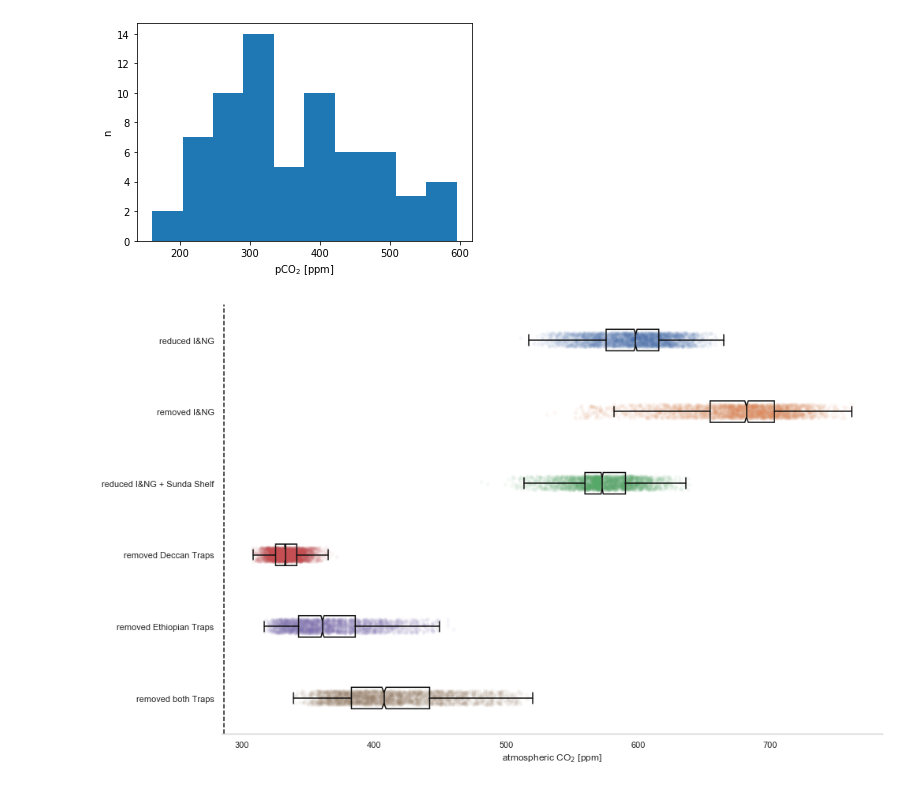
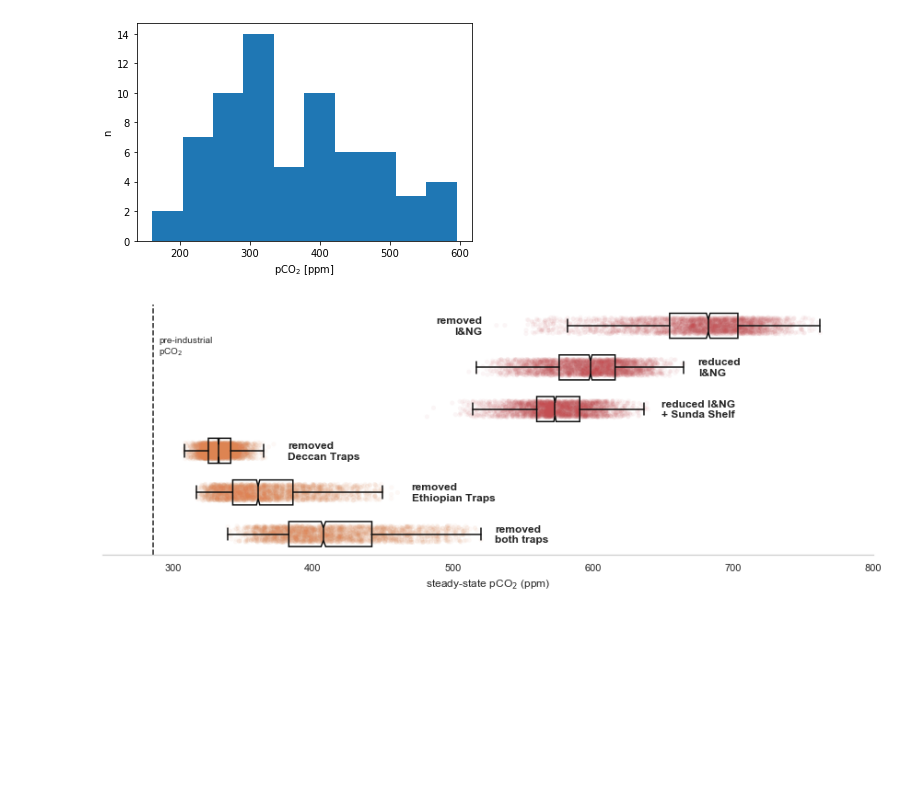
Before and after one commit to Swanson-Hysell-Group/GEOCLIM_Modern, a Jupyter notebook: Code/Notebooks/scenario_analysis.ipynb, the cells around one changed output. Saved outputs shown, nothing was run; the diff lists cells and outputs as text; code cells hidden in the pictures; blank space fills up the shorter version.

Commit message:
edits to main text figures

```diff
--- a/Code/Notebooks/scenario_analysis.ipynb
+++ b/Code/Notebooks/scenario_analysis.ipynb
@@ -228,11 +228,11 @@ plt.show(fig)
 # %% [markdown]
 ## Box Plot
 # %%
-sns_df_1 = pd.DataFrame({'ppm':redIA_nc.variables['atm_CO2_level'][:].data,
+sns_df_1 = pd.DataFrame({'ppm':noIA_nc.variables['atm_CO2_level'][:].data,
+                         'scenario':['noIA']*len(noIA_nc.variables['atm_CO2_level'][:].data)})
+
+sns_df_2 = pd.DataFrame({'ppm':redIA_nc.variables['atm_CO2_level'][:].data,
                          'scenario':['redIA']*len(redIA_nc.variables['atm_CO2_level'][:].data)})
-
-sns_df_2 = pd.DataFrame({'ppm':noIA_nc.variables['atm_CO2_level'][:].data,
-                         'scenario':['noIA']*len(noIA_nc.variables['atm_CO2_level'][:].data)})
 
 sns_df_3 = pd.DataFrame({'ppm':redIAsunda_nc.variables['atm_CO2_level'][:].data,
                          'scenario':['redIAsunda']*len(redIAsunda_nc.variables['atm_CO2_level'][:].data)})
@@ -360,32 +360,54 @@ plt.show(fig)
 # %%
 sns.set(style="whitegrid")
 
-fig, ax = plt.subplots(figsize=(15,10))
+fig, ax = plt.subplots(figsize=(15,5))
 
-sns.stripplot(x='ppm', y='scenario', data=sns_df, dodge=True, jitter=True, alpha=0.05, zorder=-99)
+sns.stripplot(x='ppm', y='scenario', data=sns_df, palette=['C3','C3','C3','C1','C1','C1'],
+              dodge=True, jitter=0.2, alpha=0.05, zorder=-99)
 
-sns.boxplot(x='ppm', y='scenario', data=sns_df, color='k', fliersize=0, width=0.3, notch=True, zorder=99)
+sns.boxplot(x='ppm', y='scenario', data=sns_df, color='k', fliersize=0, width=0.6, notch=True, zorder=99)
 
 for patch in ax.artists:
     r,g,b,a = patch.get_facecolor()
     patch.set_facecolor((0,0,0,0))
 
 ax.axvline(286, c='k', ls='--')
+ax.text(290, 0.5, 'pre-industrial\npCO$_{2}$', fontsize=10,
+        horizontalalignment='left', verticalalignment='center')
 
-ax.set_yticklabels(['reduced I&NG',
-                    'removed I&NG',
-                    'reduced I&NG + Sunda Shelf',
-                    'removed Deccan Traps',
-                    'removed Ethiopian Traps',
-                    'removed both Traps'])
+fontsize = 12
+ax.text(np.min(noIA_nc.variables['atm_CO2_level'][:].data)-10, 0,
+        'removed\nI&NG', fontweight='bold', fontsize=fontsize,
+        horizontalalignment='right', verticalalignment='center')
+ax.text(np.max(redIA_nc.variables['atm_CO2_level'][:].data)+10, 1,
+        'reduced\nI&NG', fontweight='bold', fontsize=fontsize,
+        horizontalalignment='left', verticalalignment='center')
+ax.text(np.max(redIAsunda_nc.variables['atm_CO2_level'][:].data)+10, 2,
+        'reduced I&NG\n+ Sunda Shelf', fontweight='bold', fontsize=fontsize,
+        horizontalalignment='left', verticalalignment='center')
+
+fontsize = 12
+ax.text(np.max(noDeccan_nc.variables['atm_CO2_level'][:].data)+10, 3,
+        'removed\nDeccan Traps', fontweight='bold', fontsize=fontsize,
+        horizontalalignment='left', verticalalignment='center')
+ax.text(np.max(noET_nc.variables['atm_CO2_level'][:].data)+10, 4,
+        'removed\nEthiopian Traps', fontweight='bold', fontsize=fontsize,
+        horizontalalignment='left', verticalalignment='center')
+ax.text(np.max(noTraps_nc.variables['atm_CO2_level'][:].data)+10, 5,
+        'removed\nboth traps', fontweight='bold', fontsize=fontsize,
+        horizontalalignment='left', verticalalignment='center')
+
+ax.set_yticklabels([])
 ax.set_ylabel('')
-ax.set_xlabel('atmospheric CO$_{2}$ [ppm]')
+ax.set_xlabel('steady-state pCO$_{2}$ (ppm)')
+
+ax.set_xlim(250,800)
 
 ax.xaxis.grid(False)
 sns.despine(left=True)
 
 fig.savefig('../../Manuscript/Figures/scenario_pCO2.pdf',bbox_inches='tight')
 
 plt.show(fig)
 # %% [output]
-[figure, old version]
+[figure, new version]
```
Also changed, not shown: parts of 1 cell of this notebook, 3 other files.
